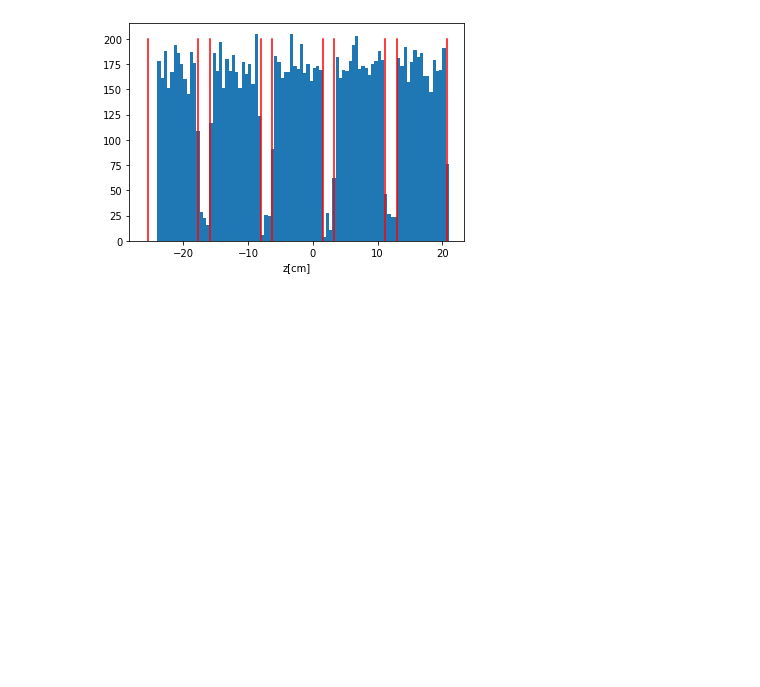
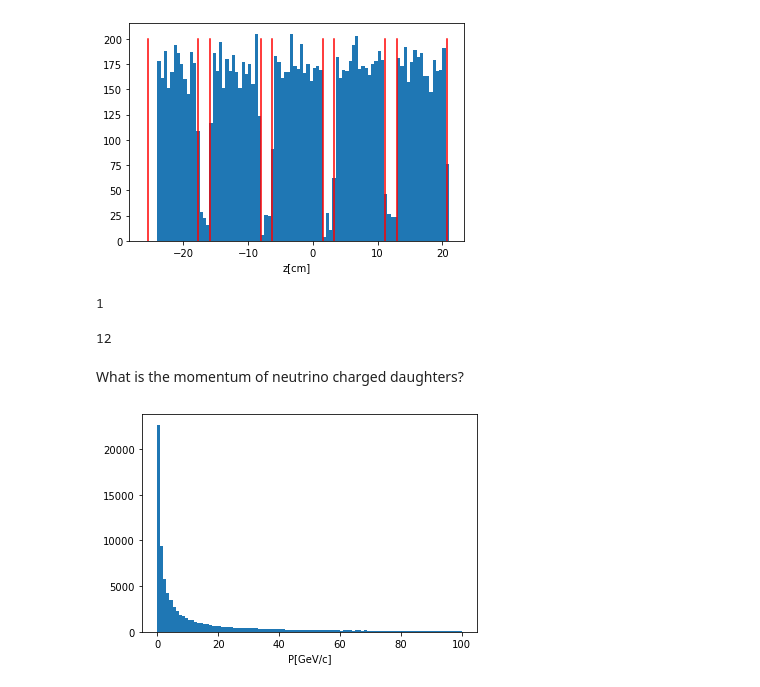
Before and after one commit to antonioiuliano2/macros-snd, a Jupyter notebook: notebooks/Particle_charge.ipynb, the cells around one changed output. Cells and saved outputs as stored; diff of their text form; code cells hidden in the pictures; blank space fills up the shorter version.

Commit message:
adding momentum plot

```diff
--- a/notebooks/Particle_charge.ipynb
+++ b/notebooks/Particle_charge.ipynb
@@ -253,3 +236,24 @@ plt.plot([20.7150,20.7150],[0,200],"r")
 plt.show()
 # %% [output]
 [figure]
+# %%
+len(neutrinodaughters_pdgs[245])
+# %% [output]
+1
+# %%
+whichbrick[245]
+# %% [output]
+12
+# %% [markdown]
+What is the momentum of neutrino charged daughters?
+# %%
+tracks["MCTrack.fP"] = (tracks["MCTrack.fPx"]**2 +  tracks["MCTrack.fPy"]**2 +  tracks["MCTrack.fPz"]**2)**0.5
+# %%
+neutrinodaughters_P = tracks["MCTrack.fP"][neutrinodaughters]
+# %%
+plt.figure()
+plt.hist(awkward.to_numpy(awkward.flatten(neutrinodaughters_P)),bins=100,range=[0,100])
+plt.xlabel("P[GeV/c]")
+plt.show()
+# %% [output]
+[figure, added]
```
Also changed, not shown: parts of 21 cells of this notebook.
